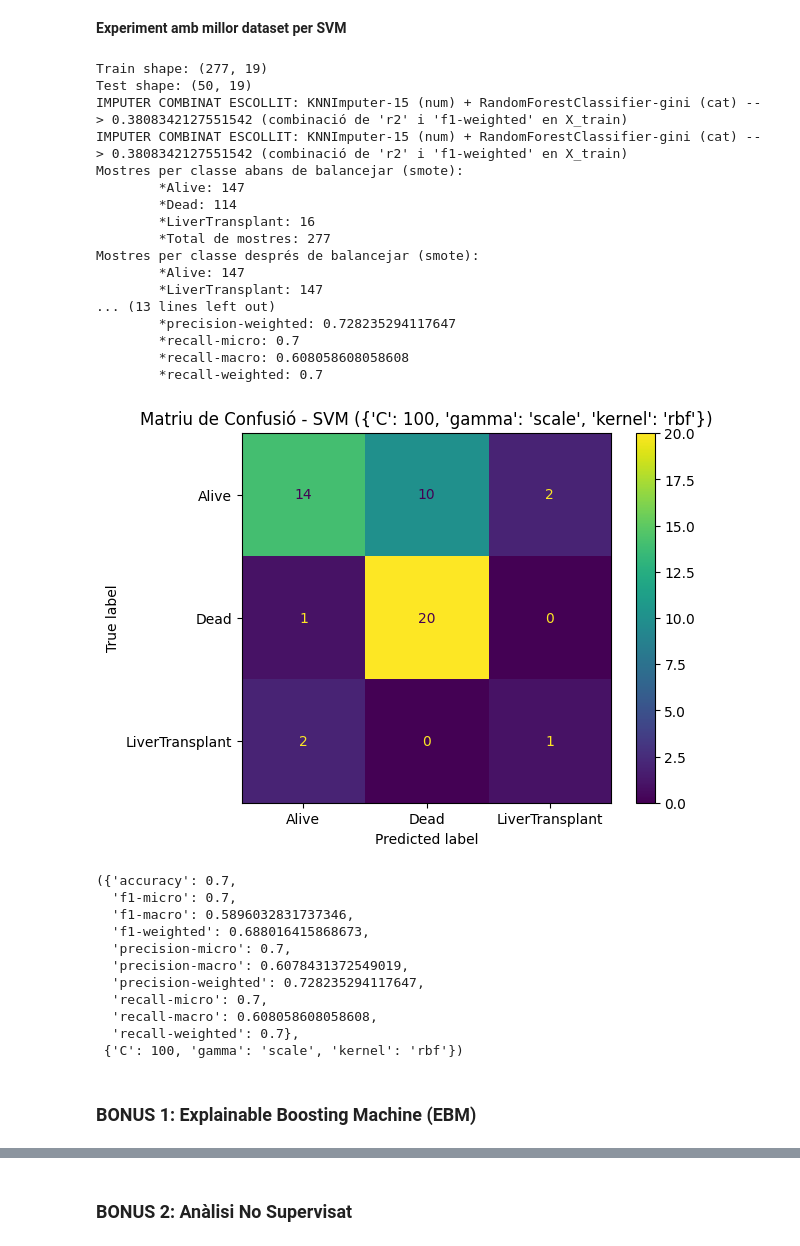
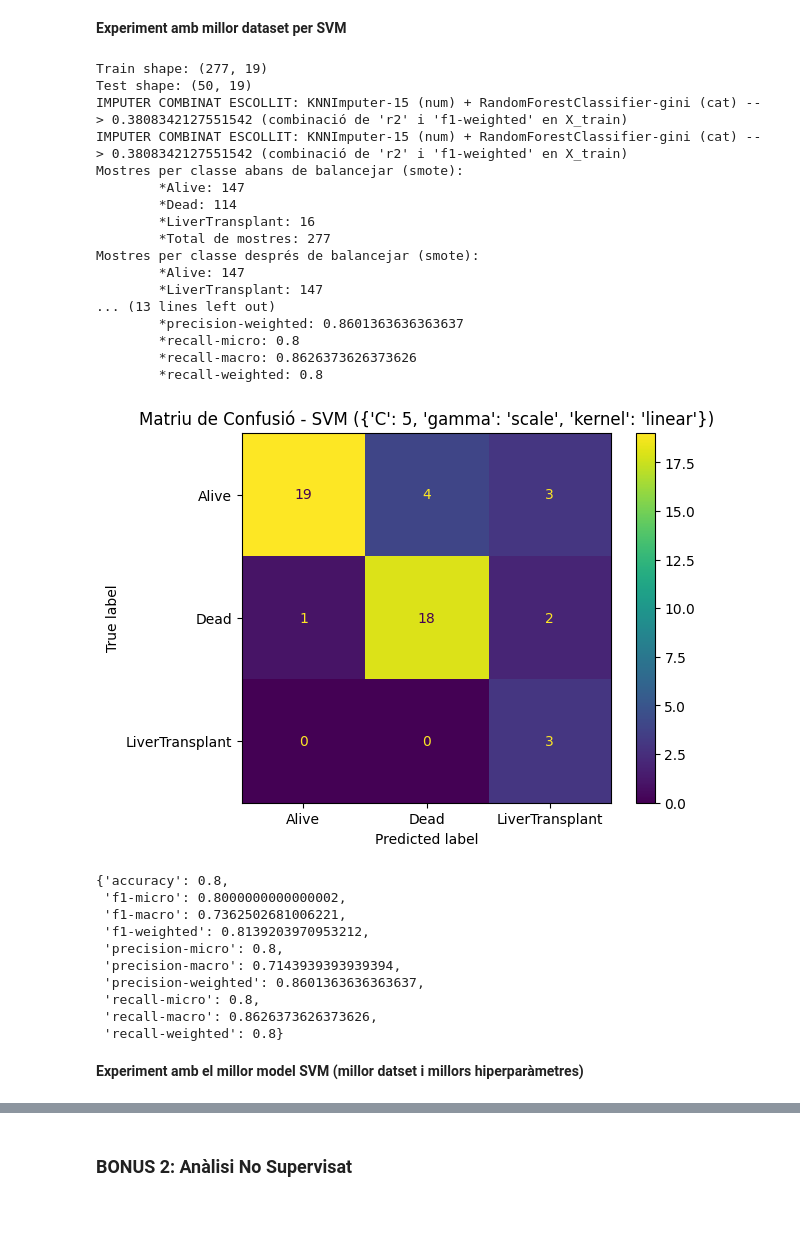
Before and after one commit to caiselvas/survival-prediction-cirrhosis, a Jupyter notebook: src/main.ipynb, the cells around one changed output, grey strips where cells are left out. Saved outputs shown, nothing was run; the diff lists cells and outputs as text; code cells hidden in the pictures; blank space fills up the shorter version.

Commit message:
millores

```diff
--- a/src/main.ipynb
+++ b/src/main.ipynb
@@ -742,9 +742,6 @@ def impute_data(data: pd.DataFrame, \
 		data.to_csv('../assets/data/imputed_cirrhosis.csv', index=False)
 
 	return data
-
-X_test = impute_data(data=X_test, X_train=X_train, numerical_imputer='best', categorical_imputer='best', save_to_csv=False)
-X_train = impute_data(data=X_train, X_train=X_train, numerical_imputer='best', categorical_imputer='best', save_to_csv=False)
 # %% [output]
 IMPUTER COMBINAT ESCOLLIT: IterativeImputer-lr (num) + RandomForestClassifier-gini (cat) --> 0.45960717985480487 (combinació de 'r2' i 'f1-weighted' en X_train)
 IMPUTER COMBINAT ESCOLLIT: IterativeImputer-lr (num) + RandomForestClassifier-gini (cat) --> 0.45960717985480487 (combinació de 'r2' i 'f1-weighted' en X_train)
@@ -1205,6 +1202,8 @@ def svm_prediction(X_train: pd.DataFrame, y_train: pd.Series, X_test: pd.DataFra
 		print(f"Millor Score Cross Validation ({scorer_cross_val}) --> {grid_search.best_score_}")
 
 	# Predicció del millor model
+	X_test_ready = X_test_ready[X_train_ready.columns]
+
 	y_pred = best_svm.predict(X_test_ready)
 
 	# Resultats
@@ -1252,6 +1251,8 @@ def run_experiment(
 		imputer_cross_val_folds: int = 5,
 		imputer_num_metric: str = 'r2',
 		imputer_cat_metric: str = 'f1-weighted',
+		imputer_num: str = 'best',
+		imputer_cat: str = 'best',
 		encode: bool = False,
 		balancer: str = '',
 		predictor: str = 'knn',
@@ -1290,7 +1291,7 @@ def run_experiment(
 	assert outliers_factor > 0, "El paràmetre 'outliers_factor' ha de ser un valor positiu."
 	assert imputer_cross_val_folds > 1, "El paràmetre 'imputer_cross_val_folds' ha de ser un valor positiu."
 	assert balancer in {'', 'oversample', 'undersample', 'smote', 'smoteenn'}, "El paràmetre 'balancer' ha de ser un dels següents: {'', 'oversample', 'undersample', 'smote', 'smoteenn'}"
-	assert predictor in {'knn', 'dt', 'svm'}, "El paràmetre 'predictor' ha de ser un dels següents: {'knn', 'dt', 'svm'}"
+	assert predictor in {'', 'knn', 'dt', 'svm'}, "El paràmetre 'predictor' ha de ser un dels següents: {'knn', 'dt', 'svm'}"
 
 	if hide_all_messages:
 		knn_params['print_scores'] = False
@@ -1318,8 +1319,8 @@ def run_experiment(
 
 	X_test = impute_data(data=X_test, \
 			 	X_train=X_train, \
-				numerical_imputer='best', \
-				categorical_imputer='best', \
+				numerical_imputer=imputer_num, \
+				categorical_imputer=imputer_cat, \
 				save_to_csv=False, \
 				random_state=random_state, \
 				folds_cross_val=imputer_cross_val_folds, \
@@ -1360,12 +1361,14 @@ def run_experiment(
 
 	if balancer:
 		X_train, y_train = balance_target_classes(X_data=X_train, y_data=y_train, method=balancer, categorical_columns=categorical_columns.drop('Status'), random_state=random_state, hide_messages=hide_all_messages)
+
 	prediction_scores = {}
-	if predictor == 'knn':
-		prediction_scores = knn_prediction(X_train=X_train, y_train=y_train, X_test=X_test, y_test=y_test, **knn_params)
-	elif predictor == 'dt':
-		prediction_scores = dt_prediction(X_train=X_train, y_train=y_train, X_test=X_test, y_test=y_test, **dt_params)
-	elif predictor == 'svm':
-		prediction_scores = svm_prediction(X_train=X_train, y_train=y_train, X_test=X_test, y_test=y_test, **svm_params)
+	if predictor:
+		if predictor == 'knn':
+			prediction_scores, _ = knn_prediction(X_train=X_train, y_train=y_train, X_test=X_test, y_test=y_test, **knn_params)
+		elif predictor == 'dt':
+			prediction_scores, _ = dt_prediction(X_train=X_train, y_train=y_train, X_test=X_test, y_test=y_test, **dt_params)
+		elif predictor == 'svm':
+			prediction_scores, _ = svm_prediction(X_train=X_train, y_train=y_train, X_test=X_test, y_test=y_test, **svm_params)
 
 	return prediction_scores
@@ -1743,49 +1721,49 @@ run_experiment(
 	scaler='minmax',
 	imputer_cross_val_folds=5,
 	imputer_num_metric='r2',
 	imputer_cat_metric='f1-weighted',
 	encode=True,
 	balancer='smote',
 	predictor='svm',
 	plot_correlations=False,
+	execute_pca=False,
 	svm_params={'kernel_list': ['linear', 'poly', 'rbf', 'sigmoid'], \
-				'C_list': [0.1, 0.5, 1, 2, 5, 10, 20, 50, 100], \
+				'C_list': [0.1, 0.5, 1, 2, 3, 5], \
 				'gamma_list': ['scale', 'auto'], \
 				'scorer_cross_val': 'f1-weighted', \
 				'folds_cross_val': 5, \
 				'print_scores': True, \
 				'plot_confusion_matrix': True, \
 				'random_state': 42}
 )
 # %% [output]
 Train shape: (277, 19)
 Test shape: (50, 19)
 IMPUTER COMBINAT ESCOLLIT: KNNImputer-15 (num) + RandomForestClassifier-gini (cat) --> 0.3808342127551542 (combinació de 'r2' i 'f1-weighted' en X_train)
 IMPUTER COMBINAT ESCOLLIT: KNNImputer-15 (num) + RandomForestClassifier-gini (cat) --> 0.3808342127551542 (combinació de 'r2' i 'f1-weighted' en X_train)
 Mostres per classe abans de balancejar (smote):
         *Alive: 147
         *Dead: 114
         *LiverTransplant: 16
         *Total de mostres: 277
 Mostres per classe després de balancejar (smote):
         *Alive: 147
         *LiverTransplant: 147
 ... (13 lines left out)
-        *precision-weighted: 0.728235294117647
-        *recall-micro: 0.7
-        *recall-macro: 0.608058608058608
-        *recall-weighted: 0.7
+        *precision-weighted: 0.8601363636363637
+        *recall-micro: 0.8
+        *recall-macro: 0.8626373626373626
+        *recall-weighted: 0.8
-[figure, old version]
+[figure, new version]
-({'accuracy': 0.7,
-  'f1-micro': 0.7,
-  'f1-macro': 0.5896032831737346,
-  'f1-weighted': 0.688016415868673,
-  'precision-micro': 0.7,
-  'precision-macro': 0.6078431372549019,
-  'precision-weighted': 0.728235294117647,
-  'recall-micro': 0.7,
-  'recall-macro': 0.608058608058608,
-  'recall-weighted': 0.7},
- {'C': 100, 'gamma': 'scale', 'kernel': 'rbf'})
+{'accuracy': 0.8,
+ 'f1-micro': 0.8000000000000002,
+ 'f1-macro': 0.7362502681006221,
+ 'f1-weighted': 0.8139203970953212,
+ 'precision-micro': 0.8,
+ 'precision-macro': 0.7143939393939394,
+ 'precision-weighted': 0.8601363636363637,
+ 'recall-micro': 0.8,
+ 'recall-macro': 0.8626373626373626,
+ 'recall-weighted': 0.8}
-# %% [markdown]
-### **BONUS 1: Explainable Boosting Machine (EBM)**
+# %% [markdown]
+**Experiment amb el millor model SVM (millor datset i millors hiperparàmetres)**
```
Also changed, not shown: parts of 5 cells of this notebook, 36 other files.
